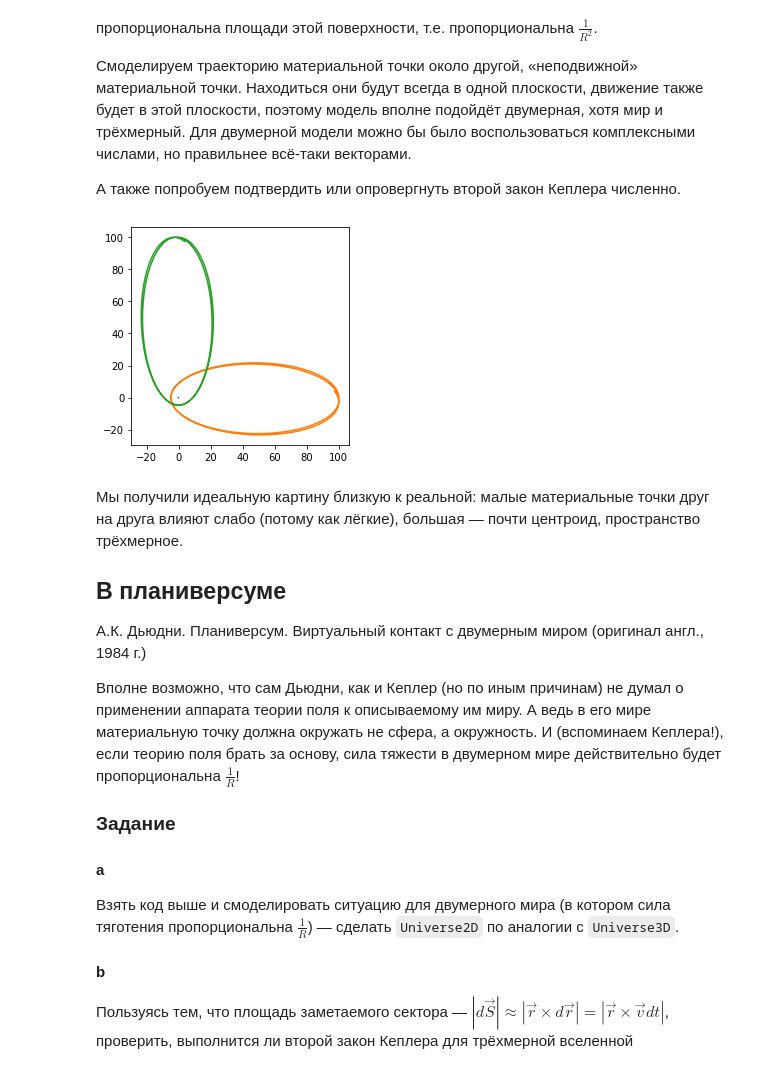
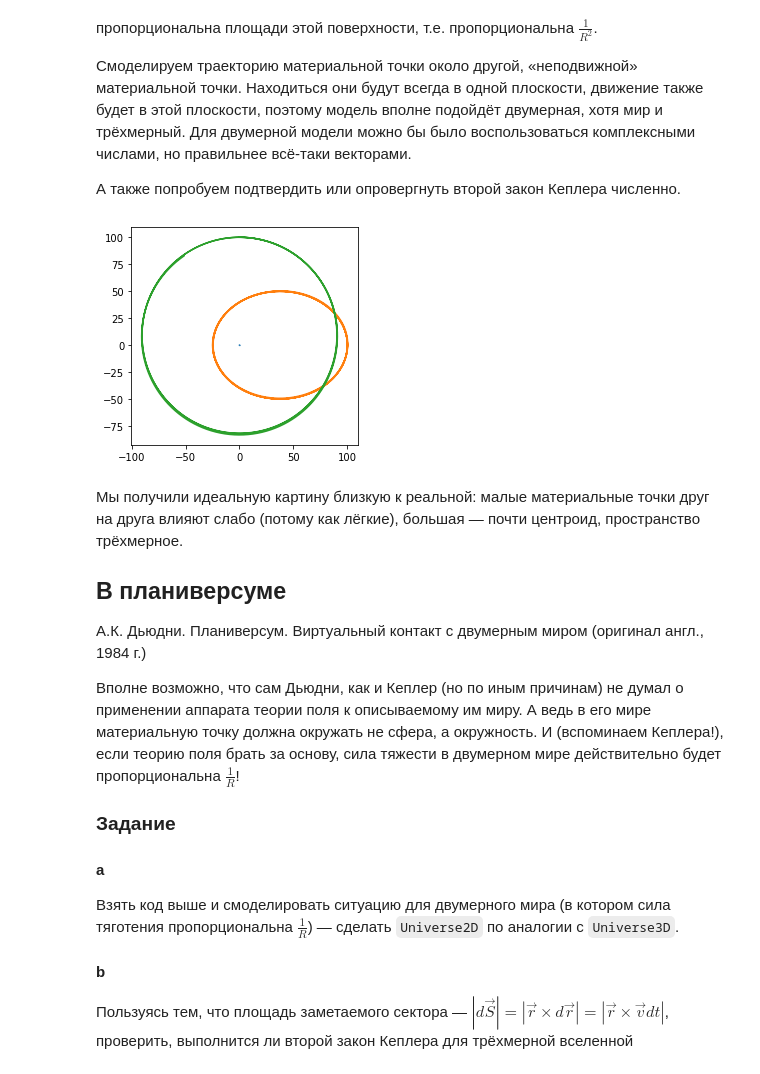
Before and after one commit to dluciv/python-intro-course, a Jupyter notebook: docs/jupiter-notebooks/04.kepler.ipynb, the cells around one changed output. Saved outputs shown, nothing was run; the diff lists cells and outputs as text; code cells hidden in the pictures.

Commit message:
Кеплер!

```diff
--- a/docs/jupiter-notebooks/04.kepler.ipynb
+++ b/docs/jupiter-notebooks/04.kepler.ipynb
@@ -24,10 +24,11 @@ import numpy.linalg
 import matplotlib.pyplot as plt
 import itertools
 
-MODEL_G = 50.0  # гравитационная постоянная
-COLLISION_DISTANCE = 3.0
-MODEL_DELTA_T = 0.005
-TIME_TO_MODEL = 10
+MODEL_G = 0.5  # гравитационная постоянная
+COLLISION_DISTANCE = 5.0
+COLLISION_COEFFICIENT = 50.0
+MODEL_DELTA_T = 0.01
+TIME_TO_MODEL = 100
 
 # ABC это не алфавит, а AbstractBaseClass. Не даст создать экземпляр, пока не переопределишь все методы-заглушки
 class Universe(ABC):
@@ -71,7 +72,6 @@ class MaterialPoint:
 
     def force_induced_by_other(self, other):
         """Сила, с которой другое тело действует на данное"""
-        # Body is forward reference here
         delta_p = other.position - self.position
         distance = numpy.linalg.norm(delta_p)  # Евклидова норма (по теореме Пифагора)
         force_direction = delta_p / distance
@@ -93,48 +93,56 @@ class MaterialPoint:
 class Universe3D(Universe):
     def __init__(self,
                  G,                  # гравитационная постоянная
+                 k,                  # коэффициент при упругом соударении
                  collision_distance  # всё-таки это не точки
                  ):
         super().__init__()
         self.G = G
+        self.k = k
         self.collision_distance = collision_distance
 
     def gravity_flow_dencity_per_1_1(self, dist):
         # будем считать, что отскакивают точки друг от друга резко,
         # но стараться не допускать этого
-        return self.G / (
-            dist ** 2 if dist > self.collision_distance
-            else -self.G / dist ** 3
-        )
 
+        if dist > self.collision_distance:
+            # Ситуация с обычным потоком поля — просто притяжение
+            return self.G / dist ** 2
+        else:
+            # Отталкивание при соударении (притяжение убираем).
+            # К гравитации не относится, т.к. имеет скорее электростатическую
+            # природу, так что это sort of hack.
+            # Никаких конкретных законов не реализует, просто нечто отрицательное =)
+            return -self.k / dist ** 2
 
-u = Universe3D(MODEL_G, COLLISION_DISTANCE)
+u = Universe3D(MODEL_G, COLLISION_COEFFICIENT, COLLISION_DISTANCE)
+# u = Universe3D(MODEL_G, 20, 4)
 
 bodies = [
-    MaterialPoint(u,  5000. , vec([  0.,   0.]), vec([ 0.,   0.])),
-    MaterialPoint(u,      .1, vec([100.,   0.]), vec([ 0.,  15.])),
-    MaterialPoint(u,      .1, vec([  0., 100.]), vec([15.,   0.]))
+    MaterialPoint(u, 50000., vec([  0.,   0.]), vec([ 0.,   0.])),
+    MaterialPoint(u,     10., vec([100.,   0.]), vec([ 0., -10.])),
+    MaterialPoint(u,     10., vec([  0., 100.]), vec([15.,   0.]))
 ]
 
 steps = int(TIME_TO_MODEL / MODEL_DELTA_T)
 for stepn in range(steps):
     u.model_step()
 
 
 plt.gca().set_aspect('equal')
 
 for b in bodies:
     # Вот так понятно
     # t = b.ptrace
     # xs = [p[0] for p in t]
     # ys = [p[1] for p in t]
     # plt.plot(xs, ys)
     # А так — лихо. Кто объяснит? =)
     plt.plot(*tuple(map(list, zip(*b.ptrace))))
 
 plt.show();
 # %% [output]
-[figure, old version]
+[figure, new version]
 # %% [markdown]
 Мы получили идеальную картину близкую к реальной: малые материальные точки друг на друга влияют слабо (потому как лёгкие), большая — почти центроид, пространство трёхмерное.
 
@@ -152,4 +160,4 @@ plt.show();
 
 #### b
 
-Пользуясь тем, что площадь заметаемого сектора — $|d\vec{S}| \approx |\vec{r} \times d\vec{r}| = |\vec{r} \times \vec{v} dt|$, проверить, выполнится ли второй закон Кеплера для трёхмерной вселенной
+Пользуясь тем, что площадь заметаемого сектора — $|d\vec{S}| = |\vec{r} \times d\vec{r}| = |\vec{r} \times \vec{v} dt|$, проверить, выполнится ли второй закон Кеплера для трёхмерной вселенной
```
Also changed, not shown: parts of 4 cells of this notebook.
